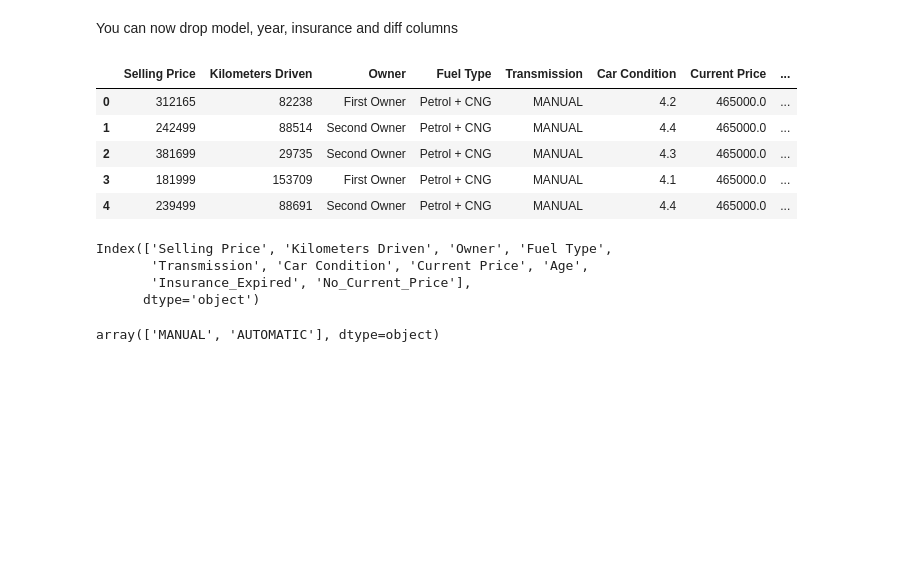
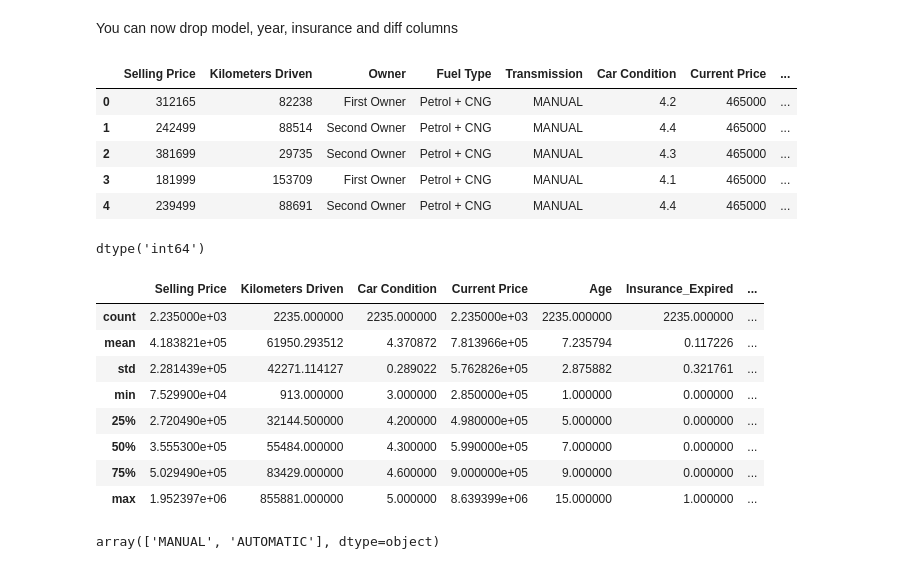
Before and after one commit to AnkitS97/car-price-prediction, a Jupyter notebook: used-car-price-prediction-all-ml-models.ipynb, the cells around one changed output. Saved outputs shown, nothing was run; the diff lists cells and outputs as text; code cells hidden in the pictures; blank space fills up the shorter version.

```diff
--- a/used-car-price-prediction-all-ml-models.ipynb
+++ b/used-car-price-prediction-all-ml-models.ipynb
@@ -197,7 +197,7 @@ med_diff = df[df['diff'] > 0]['diff'].median()
 # %%
 def set_current_price(row):
     if row['Current Price'] == 0 or row['diff'] < 0:
-        row['Current Price'] = row['Selling Price'] + med_diff
+        row['Current Price'] = row['Selling Price'] + int(med_diff)
 
     return row['Current Price']
 
@@ -218,18 +218,27 @@ df.drop(['Model', 'Year', 'Insurance', 'diff'], axis=1, inplace=True)
 df.head()
 # %% [output]
 |  | Selling Price | Kilometers Driven | Owner | Fuel Type | Transmission | Car Condition | Current Price | ... |
-| 0 | 312165 | 82238 | First Owner | Petrol + CNG | MANUAL | 4.2 | 465000.0 | ... |
-| 1 | 242499 | 88514 | Second Owner | Petrol + CNG | MANUAL | 4.4 | 465000.0 | ... |
-| 2 | 381699 | 29735 | Second Owner | Petrol + CNG | MANUAL | 4.3 | 465000.0 | ... |
-| 3 | 181999 | 153709 | First Owner | Petrol + CNG | MANUAL | 4.1 | 465000.0 | ... |
-| 4 | 239499 | 88691 | Second Owner | Petrol + CNG | MANUAL | 4.4 | 465000.0 | ... |
+| 0 | 312165 | 82238 | First Owner | Petrol + CNG | MANUAL | 4.2 | 465000 | ... |
+| 1 | 242499 | 88514 | Second Owner | Petrol + CNG | MANUAL | 4.4 | 465000 | ... |
+| 2 | 381699 | 29735 | Second Owner | Petrol + CNG | MANUAL | 4.3 | 465000 | ... |
+| 3 | 181999 | 153709 | First Owner | Petrol + CNG | MANUAL | 4.1 | 465000 | ... |
+| 4 | 239499 | 88691 | Second Owner | Petrol + CNG | MANUAL | 4.4 | 465000 | ... |
+# %%
+df['Current Price'].dtype
+# %% [output]
+dtype('int64')
 # %%
-df.columns
+df.describe()
 # %% [output]
-Index(['Selling Price', 'Kilometers Driven', 'Owner', 'Fuel Type',
-       'Transmission', 'Car Condition', 'Current Price', 'Age',
-       'Insurance_Expired', 'No_Current_Price'],
-      dtype='object')
+|  | Selling Price | Kilometers Driven | Car Condition | Current Price | Age | Insurance_Expired | ... |
+| count | 2.235000e+03 | 2235.000000 | 2235.000000 | 2.235000e+03 | 2235.000000 | 2235.000000 | ... |
+| mean | 4.183821e+05 | 61950.293512 | 4.370872 | 7.813966e+05 | 7.235794 | 0.117226 | ... |
+| std | 2.281439e+05 | 42271.114127 | 0.289022 | 5.762826e+05 | 2.875882 | 0.321761 | ... |
+| min | 7.529900e+04 | 913.000000 | 3.000000 | 2.850000e+05 | 1.000000 | 0.000000 | ... |
+| 25% | 2.720490e+05 | 32144.500000 | 4.200000 | 4.980000e+05 | 5.000000 | 0.000000 | ... |
+| 50% | 3.555300e+05 | 55484.000000 | 4.300000 | 5.990000e+05 | 7.000000 | 0.000000 | ... |
+| 75% | 5.029490e+05 | 83429.000000 | 4.600000 | 9.000000e+05 | 9.000000 | 0.000000 | ... |
+| max | 1.952397e+06 | 855881.000000 | 5.000000 | 8.639399e+06 | 15.000000 | 1.000000 | ... |
 # %%
 df['Transmission'].unique()
 # %% [output]
```
Also changed, not shown: 9 other files.
